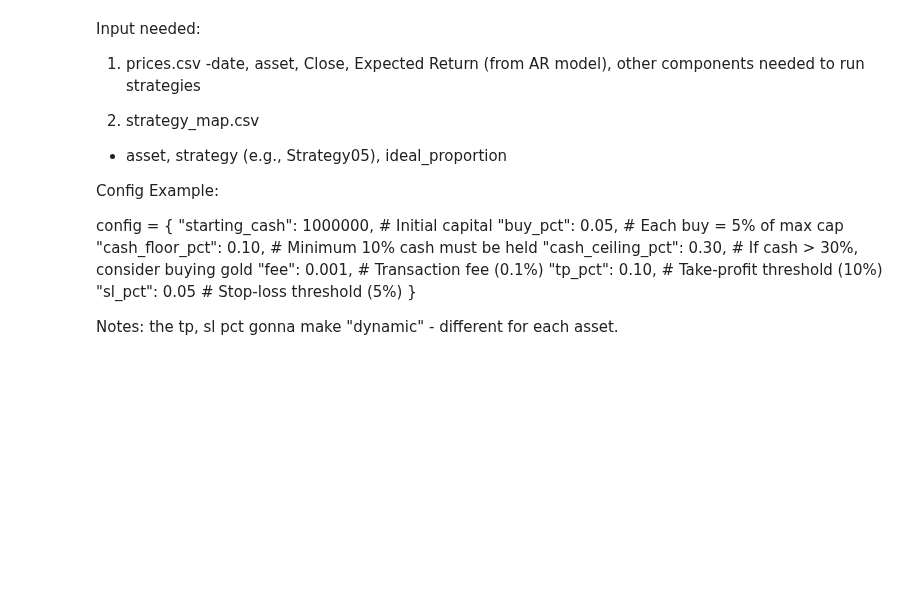
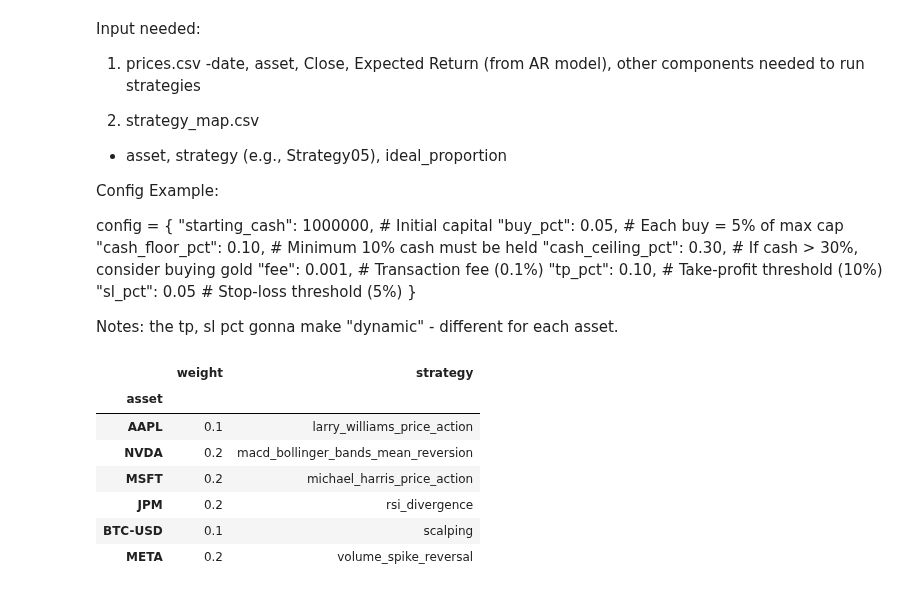
Before and after one commit to shaeanneeu/cryptoto, a Jupyter notebook: notebooks/autotrade_mechanism.ipynb, the cells around one changed output. Saved outputs shown, nothing was run; the diff lists cells and outputs as text; code cells hidden in the pictures; blank space fills up the shorter version.

```diff
--- a/notebooks/autotrade_mechanism.ipynb
+++ b/notebooks/autotrade_mechanism.ipynb
@@ -23,3 +32,43 @@ config = {
 }
 
 Notes: the tp, sl pct gonna make "dynamic" - different for each asset.
+# %%
+# Create some sample data to try now
+config = {
+    "starting_cash": 1000000,        # Initial capital
+    "buy_pct": 0.05,               # Each buy = 5% of max cap
+    "cash_floor_pct": 0.10,        # Minimum 10% cash must be held
+    "cash_ceiling_pct": 0.30,      # If cash > 30%, consider buying gold
+    "fee": 0.001,                  # Transaction fee (0.1%)
+    "tp_pct": 0.10,                # Take-profit threshold (10%)
+    "sl_pct": 0.05                 # Stop-loss threshold (5%)
+}
+
+filename_to_classname = {
+    'larry_williams_price_action': 'LarryWilliamsPriceAction',
+    'macd_bollinger_bands_mean_reversion': 'MACDBollingerBandsMeanReversion',
+    'michael_harris_price_action' : 'MichaelHarrisPriceAction',
+    'rsi_divergence': 'RSIDivergence',
+    'scalping': 'Scalping',
+    'volume_spike_reversal': 'VolumeSpikeReversal'
+}
+
+strategy_map_raw = {
+    "asset": ["AAPL", "NVDA", "MSFT", "JPM", "BTC-USD", "META"],
+    "weight": [0.1, 0.2, 0.2, 0.2, 0.1, 0.2],
+    "strategy": ["larry_williams_price_action", "macd_bollinger_bands_mean_reversion",
+                 "michael_harris_price_action", "rsi_divergence", "scalping",
+                 "volume_spike_reversal"]
+}
+
+strategy_map = pd.DataFrame(strategy_map_raw).set_index("asset")
+strategy_map
+# %% [output]
+|  | weight | strategy |
+| asset |  |  |
+| AAPL | 0.1 | larry_williams_price_action |
+| NVDA | 0.2 | macd_bollinger_bands_mean_reversion |
+| MSFT | 0.2 | michael_harris_price_action |
+| JPM | 0.2 | rsi_divergence |
+| BTC-USD | 0.1 | scalping |
+| META | 0.2 | volume_spike_reversal |
```
Also changed, not shown: parts of 10 cells of this notebook.
